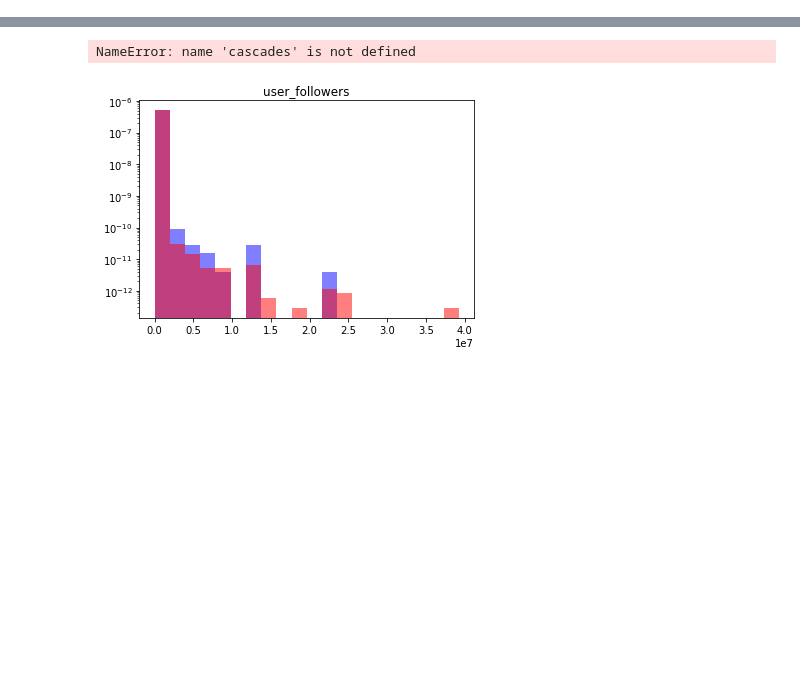
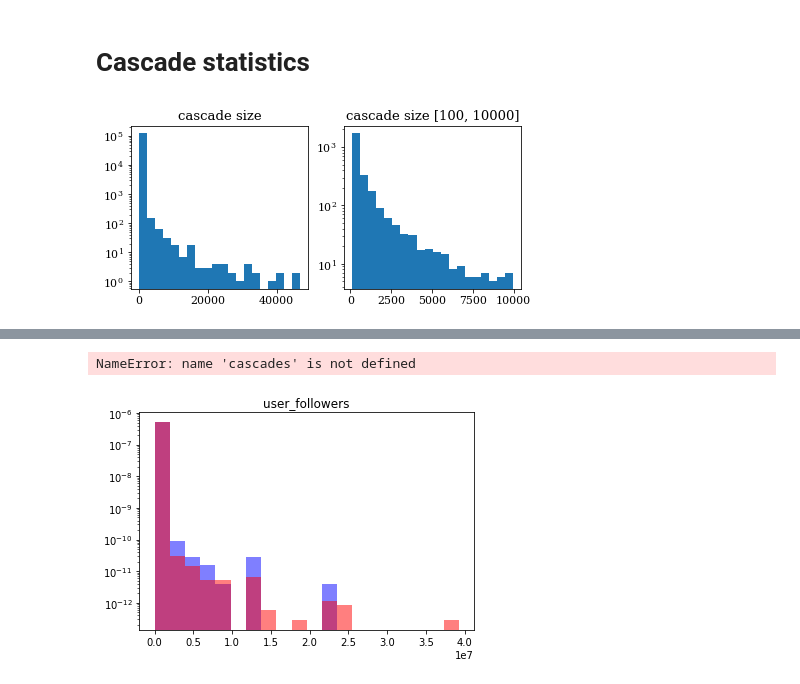
Before and after one commit to remo48/ViralityPrediction, a Jupyter notebook: notebooks/cascade_statistics.ipynb, the cells around one changed output, grey strips where cells are left out. Drawn from its saved outputs; the diff is of its cells as text; code cells hidden in the pictures; blank space fills up the shorter version.

Commit message:
updated preprocessing

```diff
--- a/notebooks/cascade_statistics.ipynb
+++ b/notebooks/cascade_statistics.ipynb
@@ -21,3 +1,16 @@ Using backend: pytorch
+# %%
+import os, sys
+from matplotlib import pyplot as plt
+import matplotlib
+matplotlib.rcParams.update({'font.size':11,
+                            'font.family':'serif'})
+
+sys.path.append('../code/')
+
+import pandas as pd
+from preprocessing import Preprocessing
+
+pd.set_option('display.max_columns', 30)
 # %%
 lower_threshold = 100
 upper_threshold = 10000
@@ -187,0 +59,23 @@ tweets.groupby('veracity').agg({k:['mean', np.std] for k in to_display})
+# %% [markdown]
+# Cascade statistics
+# %%
+cascade_size = pd.read_csv(data_dir + 'cascade_size.csv')
+cascade_size_filtered = cascade_size[(cascade_size.cascade_size >= lower_threshold) & (cascade_size.cascade_size <= upper_threshold)].reset_index(drop=True)
+
+f = plt.figure(figsize=(7,3))
+
+plt.subplot(121)
+plt.hist(cascade_size['cascade_size'], bins=20, log=True, range = [cascade_size['cascade_size'].min(), cascade_size['cascade_size'].max()])
+plt.title('cascade size')
+
+plt.subplot(122)
+plt.hist(cascade_size_filtered['cascade_size'], bins=20, log=True, range = [cascade_size_filtered['cascade_size'].min(), cascade_size_filtered['cascade_size'].max()])
+plt.title('cascade size [100, 10000]')
+
+plt.subplots_adjust(wspace=0.2)
+
+plt.show()
+
+f.savefig("../plots/cascade_size.pdf")
+# %% [output]
+[figure, added]
```
Also changed, not shown: parts of 15 cells of this notebook, 5 other files.
